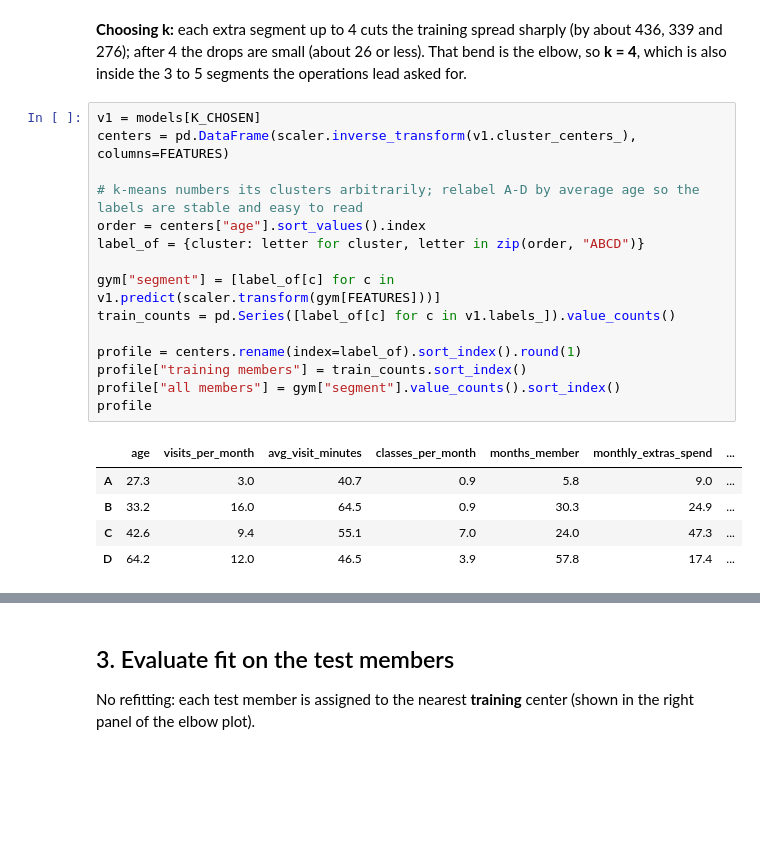
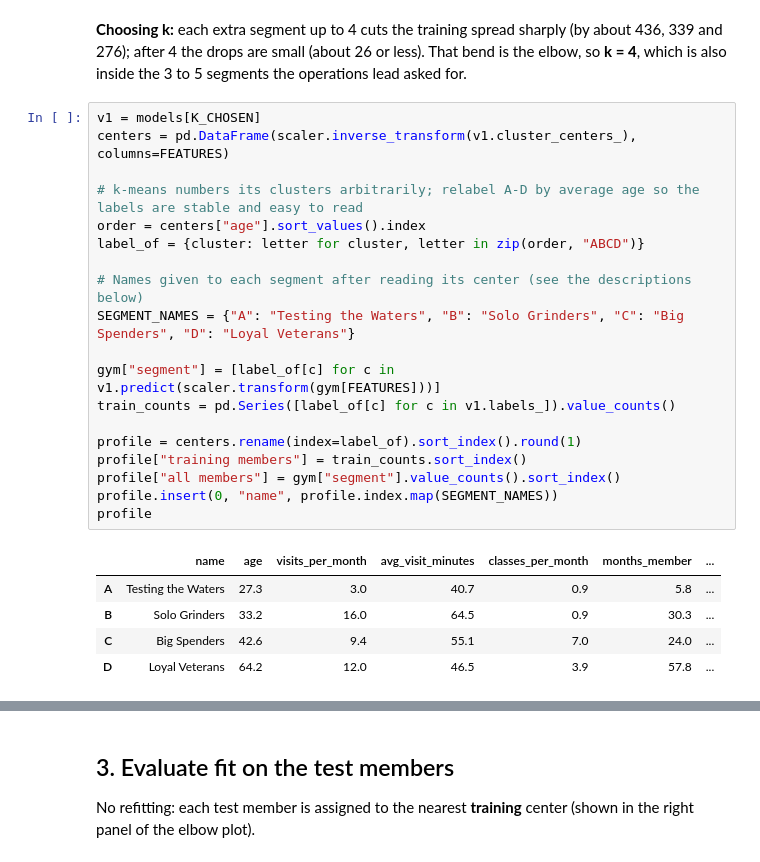
Before and after one commit to ams10013/Ali-Shehadi-Modeling---clustering, a Jupyter notebook: analysis.ipynb, the cells around one changed output, grey strips where cells are left out. Cells and saved outputs as stored; diff of their text form; blank space fills up the shorter version.

```diff
--- a/analysis.ipynb
+++ b/analysis.ipynb
@@ -118,24 +118,28 @@ small (about 26 or less). That bend is the elbow, so **k = 4**, which is also in
 # %%
 v1 = models[K_CHOSEN]
 centers = pd.DataFrame(scaler.inverse_transform(v1.cluster_centers_), columns=FEATURES)
 
 # k-means numbers its clusters arbitrarily; relabel A-D by average age so the labels are stable and easy to read
 order = centers["age"].sort_values().index
 label_of = {cluster: letter for cluster, letter in zip(order, "ABCD")}
 
+# Names given to each segment after reading its center (see the descriptions below)
+SEGMENT_NAMES = {"A": "Testing the Waters", "B": "Solo Grinders", "C": "Big Spenders", "D": "Loyal Veterans"}
+
 gym["segment"] = [label_of[c] for c in v1.predict(scaler.transform(gym[FEATURES]))]
 train_counts = pd.Series([label_of[c] for c in v1.labels_]).value_counts()
 
 profile = centers.rename(index=label_of).sort_index().round(1)
 profile["training members"] = train_counts.sort_index()
 profile["all members"] = gym["segment"].value_counts().sort_index()
+profile.insert(0, "name", profile.index.map(SEGMENT_NAMES))
 profile
 # %% [output]
-|  | age | visits_per_month | avg_visit_minutes | classes_per_month | months_member | monthly_extras_spend | ... |
-| A | 27.3 | 3.0 | 40.7 | 0.9 | 5.8 | 9.0 | ... |
-| B | 33.2 | 16.0 | 64.5 | 0.9 | 30.3 | 24.9 | ... |
-| C | 42.6 | 9.4 | 55.1 | 7.0 | 24.0 | 47.3 | ... |
-| D | 64.2 | 12.0 | 46.5 | 3.9 | 57.8 | 17.4 | ... |
+|  | name | age | visits_per_month | avg_visit_minutes | classes_per_month | months_member | ... |
+| A | Testing the Waters | 27.3 | 3.0 | 40.7 | 0.9 | 5.8 | ... |
+| B | Solo Grinders | 33.2 | 16.0 | 64.5 | 0.9 | 30.3 | ... |
+| C | Big Spenders | 42.6 | 9.4 | 55.1 | 7.0 | 24.0 | ... |
+| D | Loyal Veterans | 64.2 | 12.0 | 46.5 | 3.9 | 57.8 | ... |
 # %% [markdown]
 **The segments, from their centers (the average member in each):**
 
```
Also changed, not shown: parts of 5 cells of this notebook, 2 other files.
